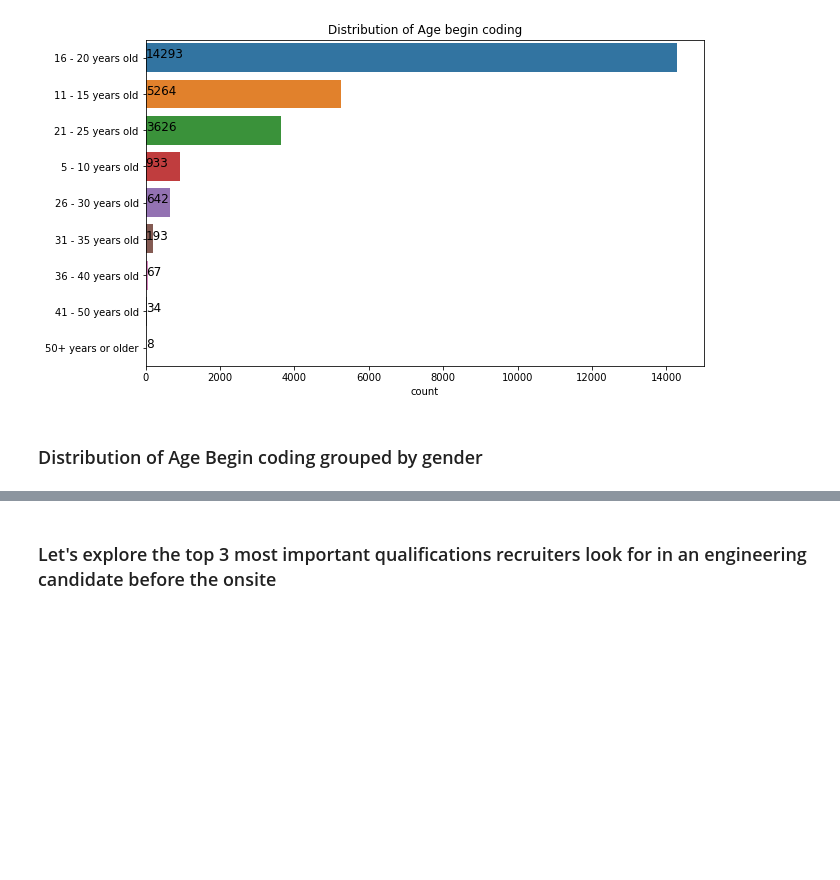
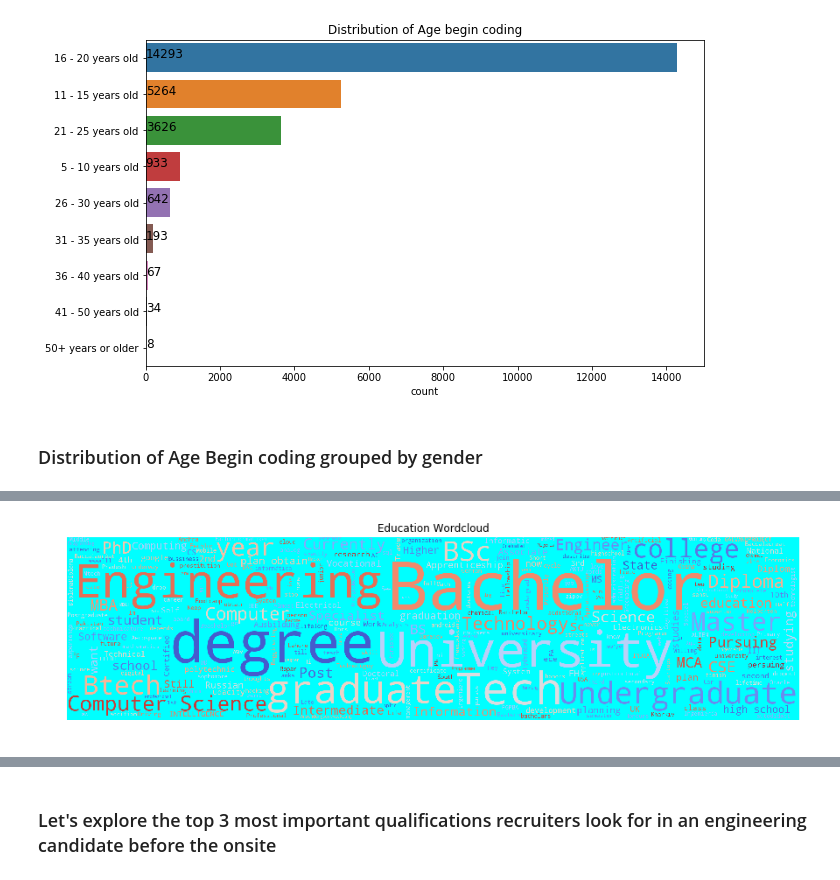
Before and after one commit to bipin2295/Developer-Survey, a Jupyter notebook: HackerrankAnalysis.ipynb, the cells around one changed output, grey strips where cells are left out. Saved outputs shown, nothing was run; the diff lists cells and outputs as text; code cells hidden in the pictures; blank space fills up the shorter version.

```diff
--- a/HackerrankAnalysis.ipynb
+++ b/HackerrankAnalysis.ipynb
@@ -224,0 +249,9 @@ q1AgeBeginCoding
+# %%
+wc = WordCloud(height=600,width=2400,max_words=1000,stopwords=STOPWORDS,colormap='coolwarm',background_color='Cyan').generate(' '.join(survey['q0004_other'].dropna().astype(str)))
+plt.figure(figsize = (15,15))
+plt.imshow(wc)
+plt.title('Education Wordcloud')
+plt.axis('off')
+plt.show()
+# %% [output]
+[figure, added]
```
Also changed, not shown: parts of 11 cells of this notebook.
